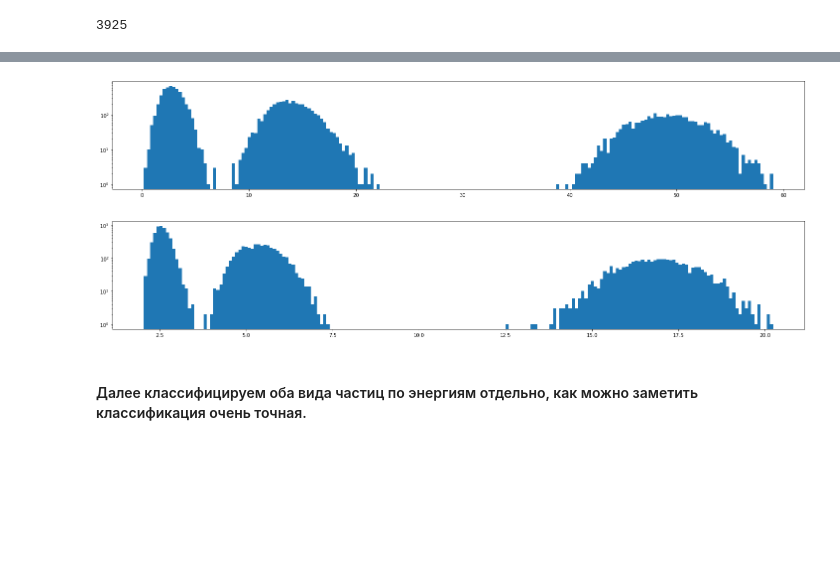
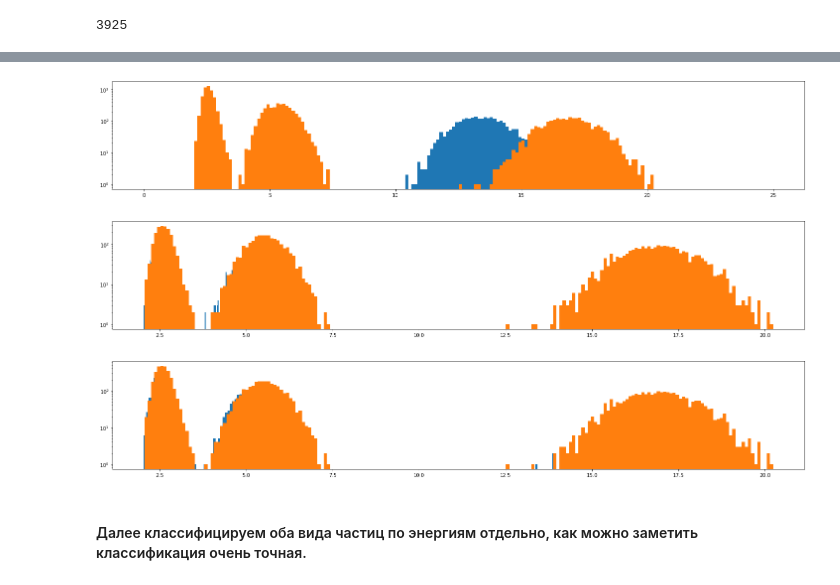
Before and after one commit to KirillRuSS/IDAO-2021-Kirill, a Jupyter notebook: new_features.ipynb, the cells around one changed output, grey strips where cells are left out. Cells and saved outputs as stored; diff of their text form; code cells hidden in the pictures; blank space fills up the shorter version.

```diff
--- a/new_features.ipynb
+++ b/new_features.ipynb
@@ -492,0 +346,4 @@ np.sum((30>df_private[~df_private['is_center_shifted']]['sum'])&(df_private[~df_
+# %%
+x = df_private[['bright_sum', 'circular_ratio', 'circular_std', 'circular_kurtosis', 'circular_sum', 'error_0', 'error_1', 'error_2', 'error_3', 'error_4', 'ellipse_coefficient']].to_numpy()
+df_private['particle_types_predict_ER10_NR20'] = particle_types_model_ER10_NR20.predict(x)
+df_private['particle_types_predict_ER3_NR6'] = particle_types_model_ER3_NR6.predict(x)
@@ -498,0 +371,2 @@ plt.show()
+# %%
+plt.rcParams["figure.figsize"] = (10, 10)
@@ -498,0 +402,5 @@ plt.show()
+# %%
+plt.rcParams["figure.figsize"] = (10, 10)
+plt.imshow((img>125)&(~create_circular_mask(80, 80, None, 5)))
+plt.grid()
+plt.show()
@@ -498,0 +409,8 @@ plt.show()
+# %%
+plt.rcParams["figure.figsize"] = (10, 10)
+plt.imshow(df_private[(~df_private['is_center_shifted'])&(df_private['sum']>30)&(df_private['particle_types_predict_ER10_NR20']<0.95)]['img_80'].iloc[0])
+plt.grid()
+plt.show()
+plt.imshow(df_private[(~df_private['is_center_shifted'])&(df_private['sum']>30)&(df_private['particle_types_predict_ER10_NR20']<0.95)]['img_80'].iloc[3])
+plt.grid()
+plt.show()
@@ -499,12 +432,22 @@ plt.show()
 # %%
-plt.hist(df_private[~df_private['is_center_shifted']]['sum'], bins=200, log=True)
+plt.hist(df_private[(df_private['is_center_shifted'])]['bright_sum'], bins=200, log=True, range=(0, 25))
+plt.hist(df_private[(~df_private['is_center_shifted'])]['bright_sum'], bins=200, log=True, range=(0, 25))
 plt.show()
-
-plt.hist(df_private[~df_private['is_center_shifted']]['bright_sum'], bins=200, log=True)
-plt.show()
 # %% [output]
-[figure, old version]
+[figure, new version]
-[figure, removed]
+# %%
+plt.rcParams["figure.figsize"] = (25, 4)
+
+plt.hist(df_private[(~df_private['is_center_shifted'])&(df_private['particle_types_predict_ER10_NR20']<0.5)]['bright_sum'], bins=200, log=True)
+plt.hist(df_private[(~df_private['is_center_shifted'])&(df_private['particle_types_predict_ER10_NR20']>0.5)]['bright_sum'], bins=200, log=True)
+plt.show()
+
+plt.hist(df_private[(~df_private['is_center_shifted'])&(df_private['particle_types_predict_ER3_NR6']<0.5)]['bright_sum'], bins=200, log=True)
+plt.hist(df_private[(~df_private['is_center_shifted'])&(df_private['particle_types_predict_ER3_NR6']>0.5)]['bright_sum'], bins=200, log=True)
+plt.show()
+# %% [output]
+[figure, added]
+[figure, added]
 # %% [markdown]
 #### Далее классифицируем оба вида частиц по энергиям отдельно, как можно заметить классификация очень точная.
 # %%
```
Also changed, not shown: parts of 88 cells of this notebook, 3 other files.
